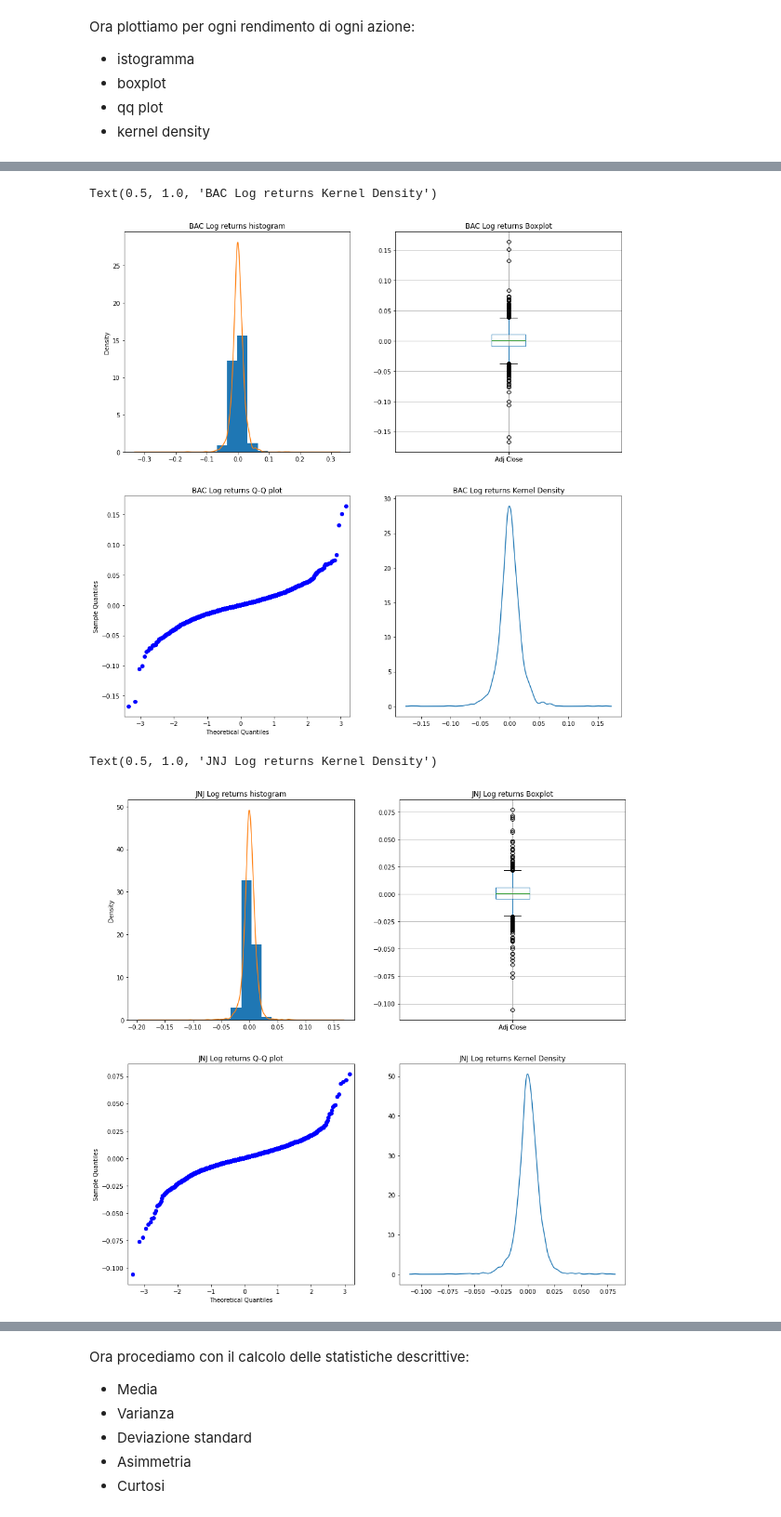
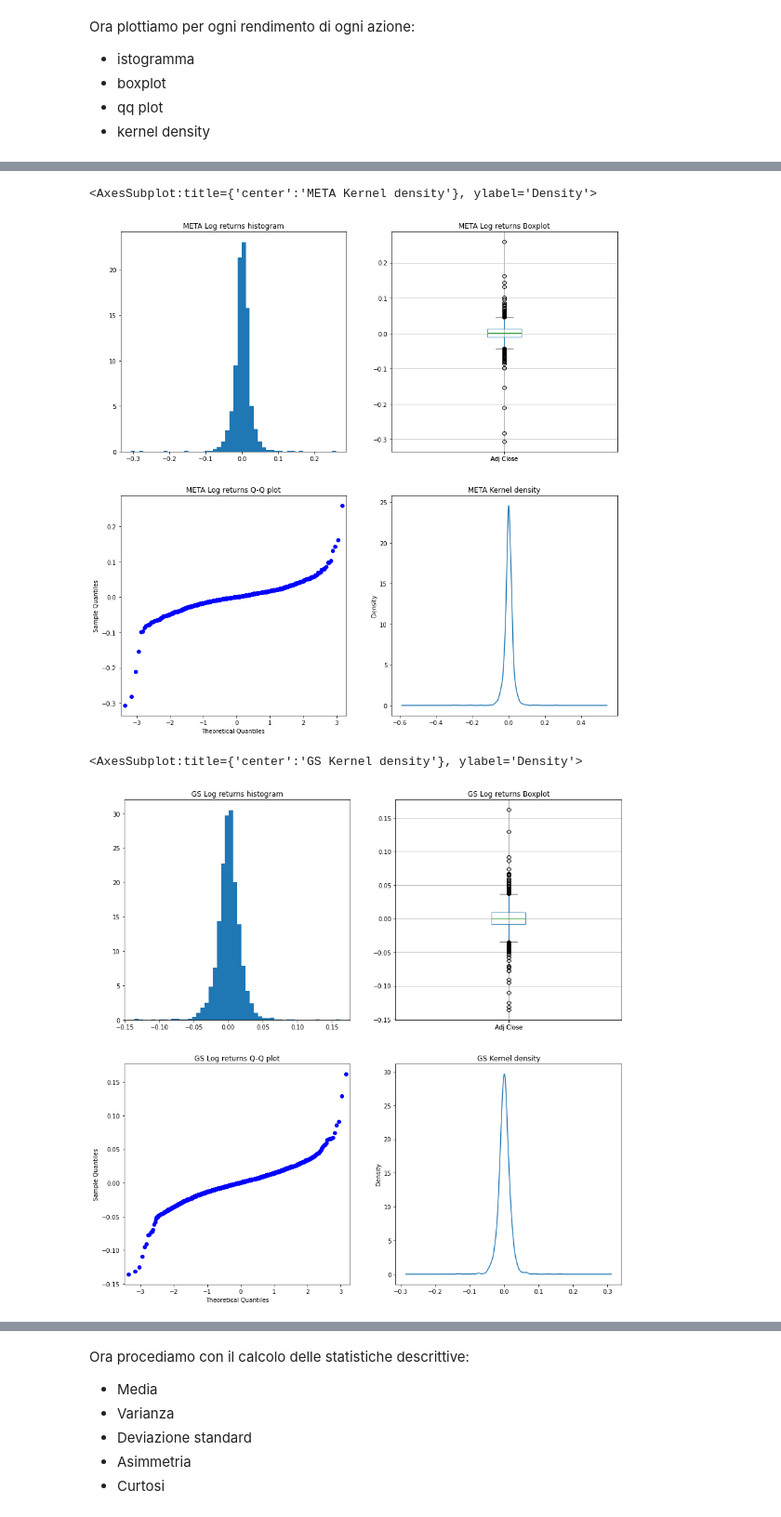
Before and after one commit to michelebanfi/business-intelligence, a Jupyter notebook: BanfiMichele869294.ipynb, the cells around one changed output, grey strips where cells are left out. Shown at 93% size. Saved outputs shown, nothing was run; the diff lists cells and outputs as text; code cells hidden in the pictures.

```diff
--- a/BanfiMichele869294.ipynb
+++ b/BanfiMichele869294.ipynb
@@ -327,52 +331,47 @@ rlNFLX.plot.density()
 # %%
-#BAC
+#META
 fig = plt.figure(figsize=(15, 15))
 
 ax=fig.add_subplot(221)
-plt.hist(rlBAC, density=True)
-plt.title('BAC Log returns histogram')
-rlBAC.plot.density()
+plt.hist(rlMETA, density=True, bins=50)
+plt.title('META Log returns histogram')
 
 ax=fig.add_subplot(222)
-plt.boxplot(rlBAC)
-plt.title('BAC Log returns Boxplot')
-rlBAC.to_frame().boxplot()
+plt.boxplot(rlMETA)
+plt.title('META Log returns Boxplot')
+rlMETA.to_frame().boxplot()
 
 ax=fig.add_subplot(223)
-sm.graphics.qqplot(rlBAC, line='s', ax=ax)
-plt.title('BAC Log returns Q-Q plot')
+sm.graphics.qqplot(rlMETA, line='s', ax=ax)
+plt.title('META Log returns Q-Q plot')
 
-kde = sm.nonparametric.KDEUnivariate(rlBAC)
-kde.fit()
 ax=fig.add_subplot(224)
-ax.plot(kde.support, kde.density)
-plt.title('BAC Log returns Kernel Density')
+plt.title('META Kernel density')
+rlMETA.plot.density()
 # %% [output]
-Text(0.5, 1.0, 'BAC Log returns Kernel Density')
+<AxesSubplot:title={'center':'META Kernel density'}, ylabel='Density'>
-[figure, old version]
+[figure, new version]
 # %%
-#JNJ
+#GS
 fig = plt.figure(figsize=(15, 15))
+
 ax=fig.add_subplot(221)
-plt.hist(rlJNJ, density=True)
-plt.title('JNJ Log returns histogram')
-rlJNJ.plot.density()
+plt.hist(rlGS, density=True, bins=50)
+plt.title('GS Log returns histogram')
 
 ax=fig.add_subplot(222)
-plt.boxplot(rlJNJ)
-plt.title('JNJ Log returns Boxplot')
-rlJNJ.to_frame().boxplot()
+plt.boxplot(rlGS)
+plt.title('GS Log returns Boxplot')
+rlGS.to_frame().boxplot()
 
 ax=fig.add_subplot(223)
-sm.graphics.qqplot(rlJNJ, line='s', ax=ax)
-plt.title('JNJ Log returns Q-Q plot')
+sm.graphics.qqplot(rlGS, line='s', ax=ax)
+plt.title('GS Log returns Q-Q plot')
 
-kde = sm.nonparametric.KDEUnivariate(rlJNJ)
-kde.fit()
 ax=fig.add_subplot(224)
-ax.plot(kde.support, kde.density)
-plt.title('JNJ Log returns Kernel Density')
+plt.title('GS Kernel density')
+rlGS.plot.density()
 # %% [output]
-Text(0.5, 1.0, 'JNJ Log returns Kernel Density')
+<AxesSubplot:title={'center':'GS Kernel density'}, ylabel='Density'>
-[figure, old version]
+[figure, new version]
 # %%
```
Also changed, not shown: parts of 23 cells of this notebook, 11 other files.
